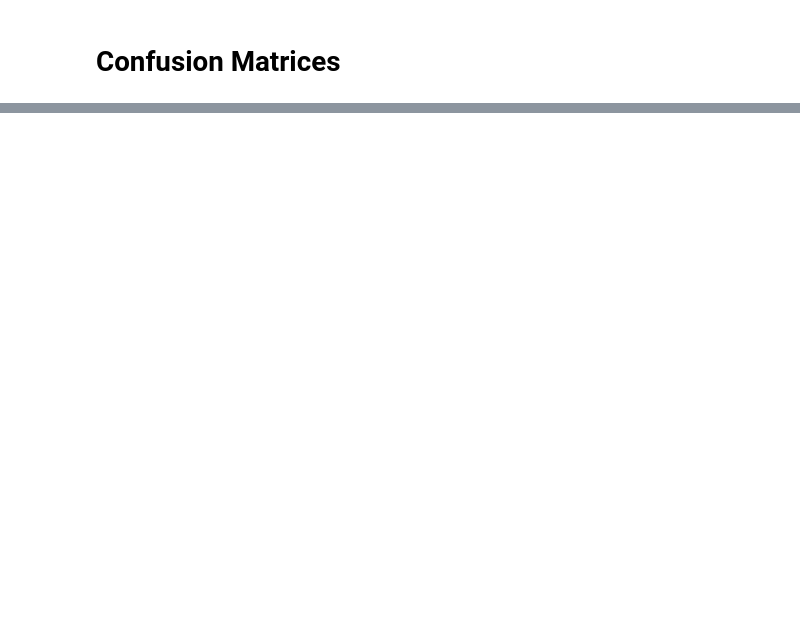
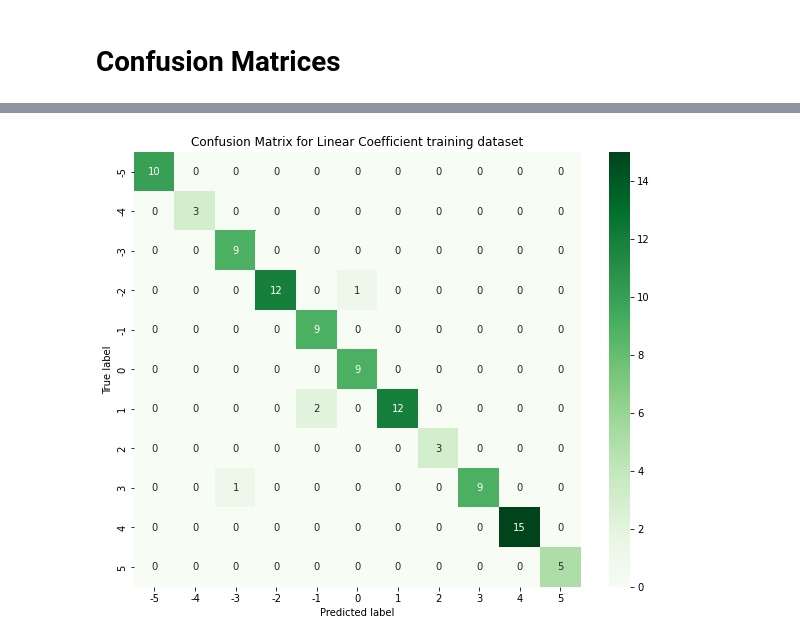
Before and after one commit to oleksnikolenko/quadratic_equation_classifier, a Jupyter notebook: Quadratic_Equations_Classifier.ipynb, the cells around one changed output, grey strips where cells are left out. Cells and saved outputs as stored; diff of their text form; code cells hidden in the pictures; blank space fills up the shorter version.

```diff
--- a/Quadratic_Equations_Classifier.ipynb
+++ b/Quadratic_Equations_Classifier.ipynb
@@ -212,17 +234,19 @@ AxisError: ignored
 # %%
 # Confusion Matrix for Linear Coefficients
 
-matrix = confusion_matrix(lb.inverse_transform(test_linear_y), lb.inverse_transform(linear), labels=lb.classes_)
+matrix = confusion_matrix(lb.inverse_transform(test_linear_y), linear, labels=lb.classes_)
 plt.show()
 
 matrix = pd.DataFrame(matrix, index=lb.classes_, columns=lb.classes_)
 
 fig, ax = plt.subplots(figsize=(10, 8))
 sbn.heatmap(matrix, annot=True, cmap='Greens')
 plt.title('Confusion Matrix for Linear Coefficient training dataset')
 plt.xlabel('Predicted label')
 plt.ylabel('True label')
 plt.show()
+# %% [output]
+[figure, added]
 # %%
 # Confusion Matrix for Constant Coefficients
 
```
Also changed, not shown: parts of 9 cells of this notebook.
